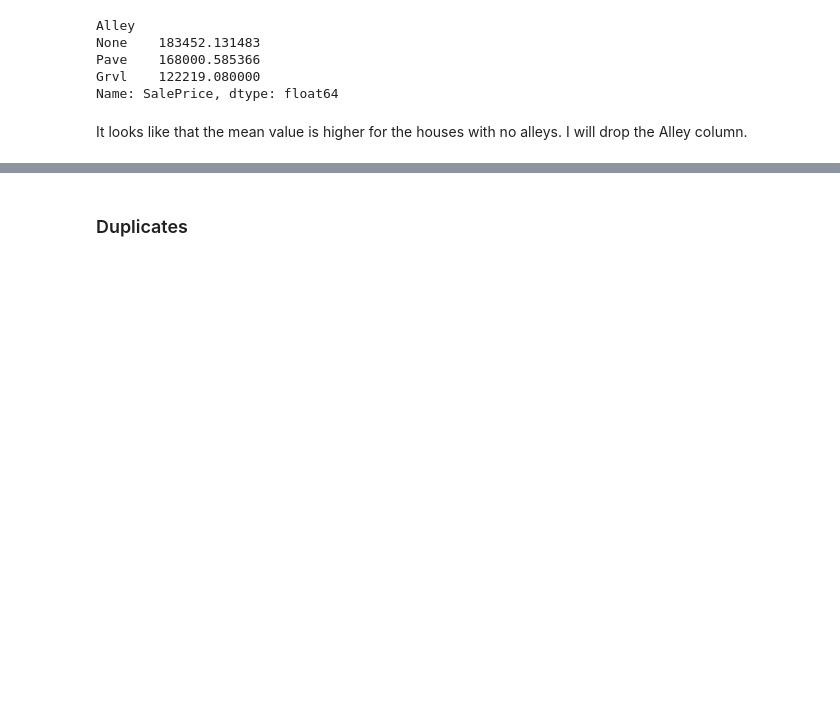
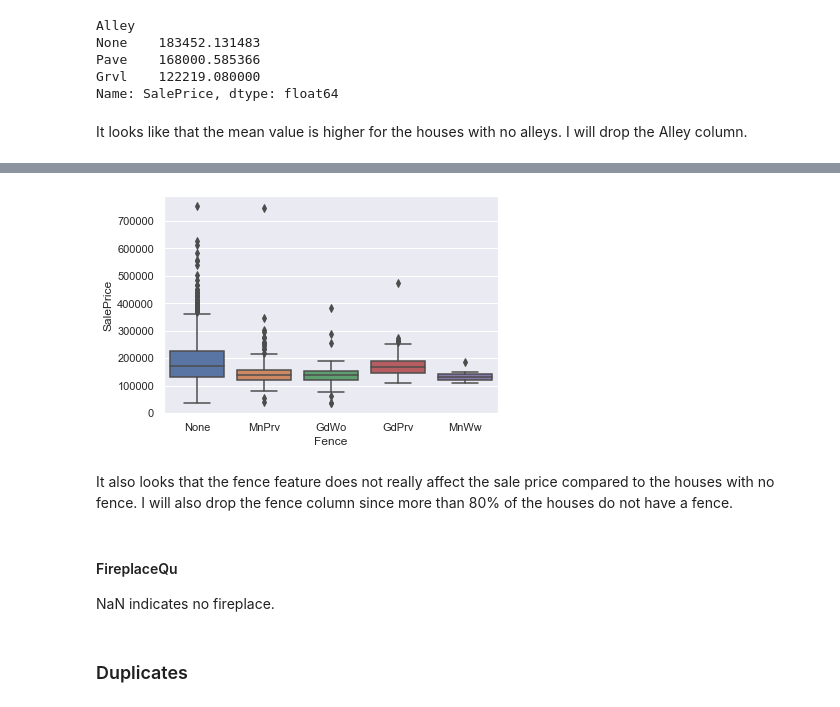
Before and after one commit to gepallas/ML_House_Prices, a Jupyter notebook: HousePricesEDA.ipynb, the cells around one changed output, grey strips where cells are left out. Cells and saved outputs as stored; diff of their text form; code cells hidden in the pictures; blank space fills up the shorter version.

```diff
--- a/HousePricesEDA.ipynb
+++ b/HousePricesEDA.ipynb
@@ -363,0 +381,6 @@ train_clean.drop('Alley', axis=1, inplace=True)
+# %%
+sns.boxplot(x='Fence', y='SalePrice', data=train_clean);
+# %% [output]
+[figure, added]
+# %% [markdown]
+It also looks that the fence feature does not really affect the sale price compared to the houses with no fence. I will also drop the fence column since more than 80% of the houses do not have a fence.
@@ -364,3 +389,7 @@ train_clean.drop('Alley', axis=1, inplace=True)
+# %% [markdown]
+#### FireplaceQu
+
+NaN indicates no fireplace.
 # %% [markdown]
 ### Duplicates
 # %%
```
Also changed, not shown: parts of 5 cells of this notebook.
